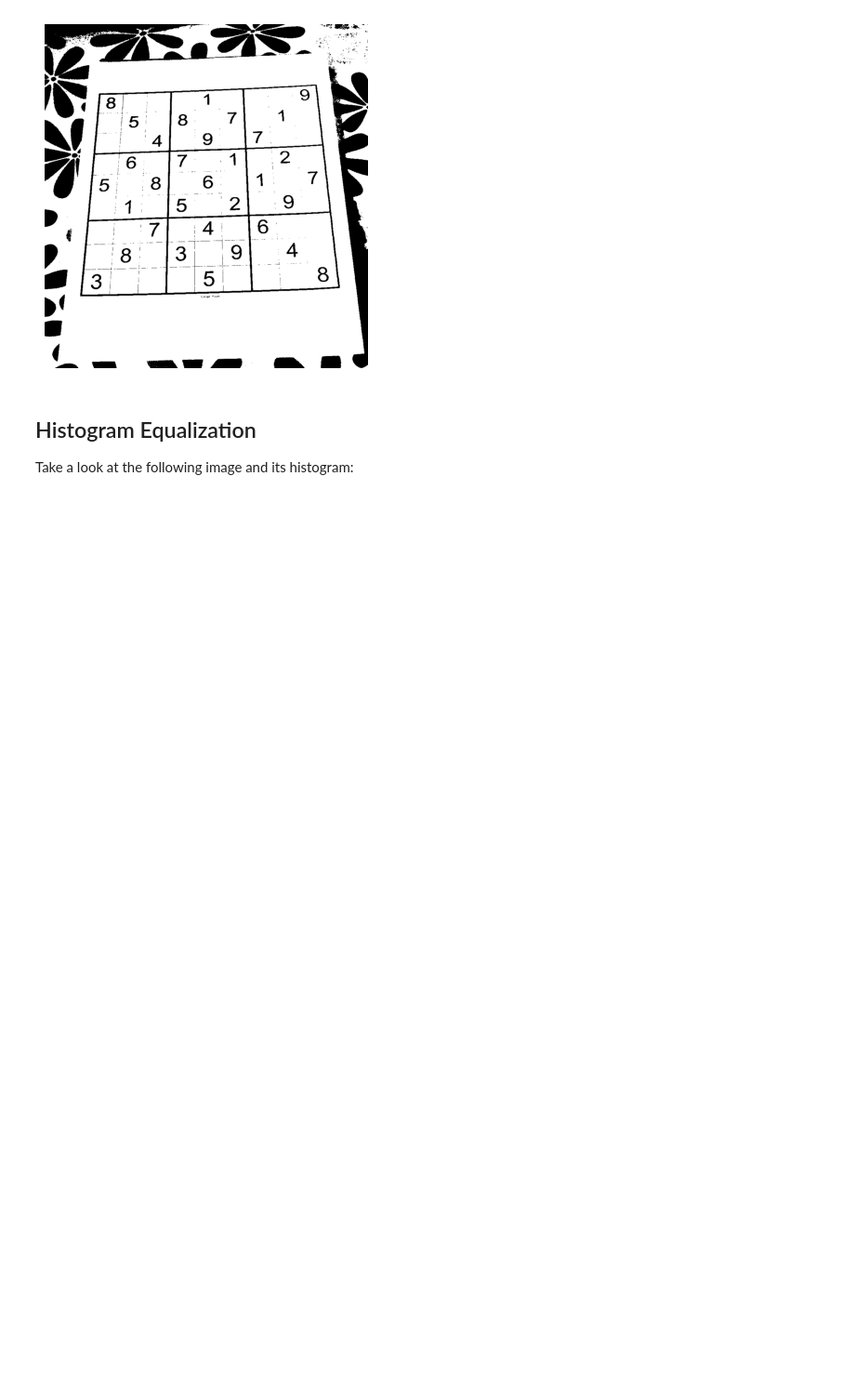
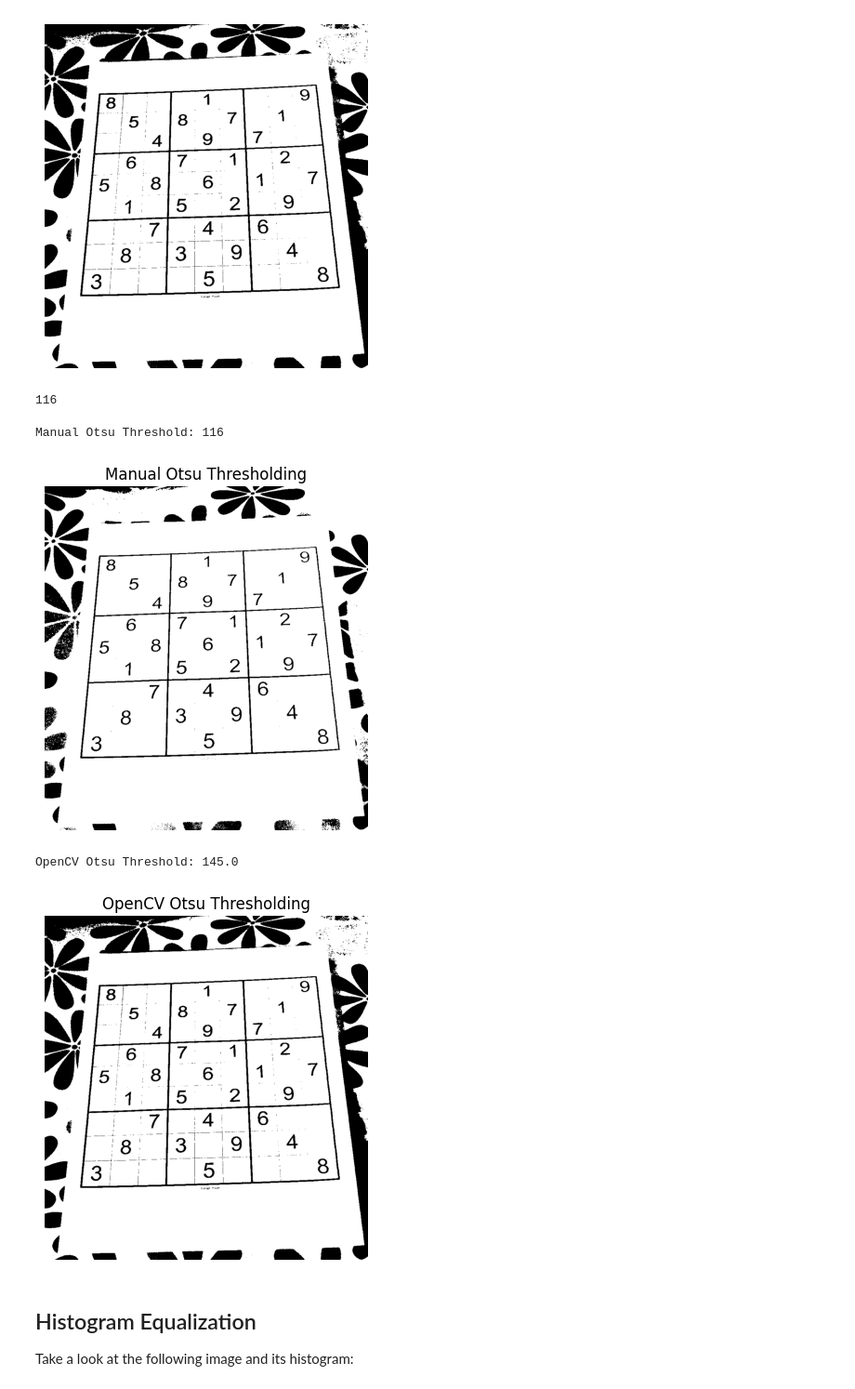
Before and after one commit to VlaKarlo/OSiRV_LV, a Jupyter notebook: lab2.ipynb, the cells around one changed output. Shown at 93% size. Saved outputs shown, nothing was run; the diff lists cells and outputs as text; code cells hidden in the pictures; blank space fills up the shorter version.

```diff
--- a/lab2.ipynb
+++ b/lab2.ipynb
@@ -334,6 +334,66 @@ plt.show()
 [figure]
 [figure]
 [figure]
+# %%
+import numpy as np
+
+def otsu_threshold(img):
+  '''
+  img: input image (grayscale)
+  return: threshold value
+  '''
+  # Calculate histogram
+  hist, bins = np.histogram(img.flatten(), 256, [0, 256])
+  hist_norm = hist.ravel() / hist.sum()
+
+  # Calculate cumulative sums and means
+  Q = hist_norm.cumsum()
+  mu = hist_norm.cumsum() * np.arange(256)
+
+  # Global mean
+  global_mean = mu[-1]
+
+  # Calculate between-class variance
+  between_variance = Q * (1 - Q) * (global_mean - mu / Q)**2
+
+  # Handle division by zero
+  between_variance[Q == 0] = 0
+  between_variance[Q == 1] = 0
+
+  # Find the optimal threshold
+  optimal_threshold = np.argmax(between_variance)
+
+  return optimal_threshold
+
+print(otsu_threshold(cv.imread('images/sudoku_1.jpg', cv.IMREAD_GRAYSCALE)))
+# %% [output]
+116
+# %%
+img = cv.imread('images/sudoku_1.jpg', cv.IMREAD_GRAYSCALE)
+
+# Apply manual Otsu thresholding
+manual_threshold = otsu_threshold(img)
+print(f"Manual Otsu Threshold: {manual_threshold}")
+
+# Apply thresholding using the manual threshold
+_, manual_thresh_img = cv.threshold(img, manual_threshold, 255, cv.THRESH_BINARY)
+plt.imshow(manual_thresh_img, cmap='gray')
+plt.title('Manual Otsu Thresholding')
+plt.axis('off')
+plt.show()
+
+# Apply OpenCV's built-in Otsu thresholding
+ret_otsu, otsu_thresh_img = cv.threshold(img, 0, 255, cv.THRESH_BINARY + cv.THRESH_OTSU)
+print(f"OpenCV Otsu Threshold: {ret_otsu}")
+plt.imshow(otsu_thresh_img, cmap='gray')
+plt.title('OpenCV Otsu Thresholding')
+plt.axis('off')
+plt.show()
+# %% [output]
+Manual Otsu Threshold: 116
+[figure, added]
+OpenCV Otsu Threshold: 145.0
+[figure, added]
 # %% [markdown]
 ## Histogram Equalization
 
```
